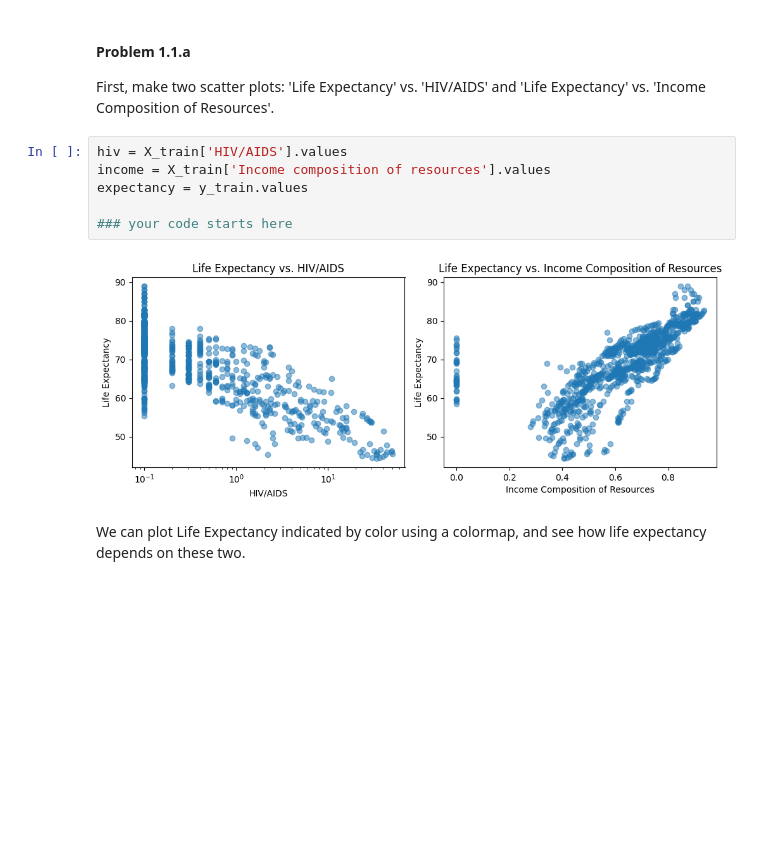
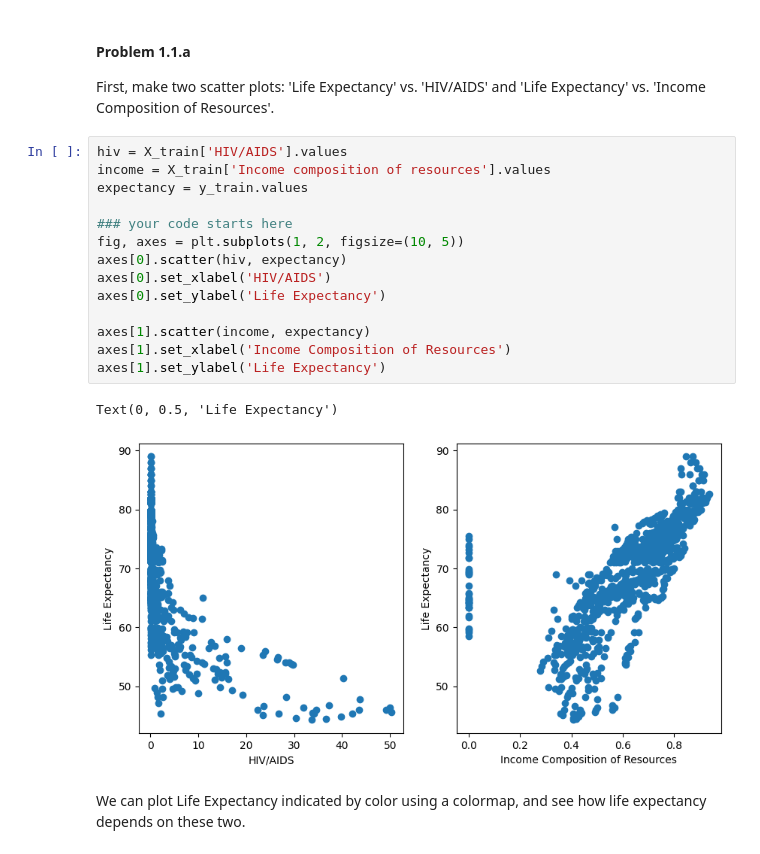
Before and after one commit to yaj0212/Introductory-Machine-Learning, a Jupyter notebook: assignments/assn3/assn3.ipynb, the cells around one changed output. Cells and saved outputs as stored; diff of their text form; blank space fills up the shorter version.

```diff
--- a/assignments/assn3/assn3.ipynb
+++ b/assignments/assn3/assn3.ipynb
@@ -98,11 +98,20 @@ First, make two scatter plots: 'Life Expectancy' vs. 'HIV/AIDS' and 'Life Expect
 # %%
 hiv = X_train['HIV/AIDS'].values
 income = X_train['Income composition of resources'].values
 expectancy = y_train.values
 
 ### your code starts here
+fig, axes = plt.subplots(1, 2, figsize=(10, 5))
+axes[0].scatter(hiv, expectancy)
+axes[0].set_xlabel('HIV/AIDS')
+axes[0].set_ylabel('Life Expectancy')
+
+axes[1].scatter(income, expectancy)
+axes[1].set_xlabel('Income Composition of Resources')
+axes[1].set_ylabel('Life Expectancy')
 # %% [output]
+Text(0, 0.5, 'Life Expectancy')
-[figure, old version]
+[figure, new version]
 # %% [markdown]
 We can plot Life Expectancy indicated by color using a colormap, and see how life expectancy depends on these two.
 # %%
```
Also changed, not shown: parts of 6 cells of this notebook.
